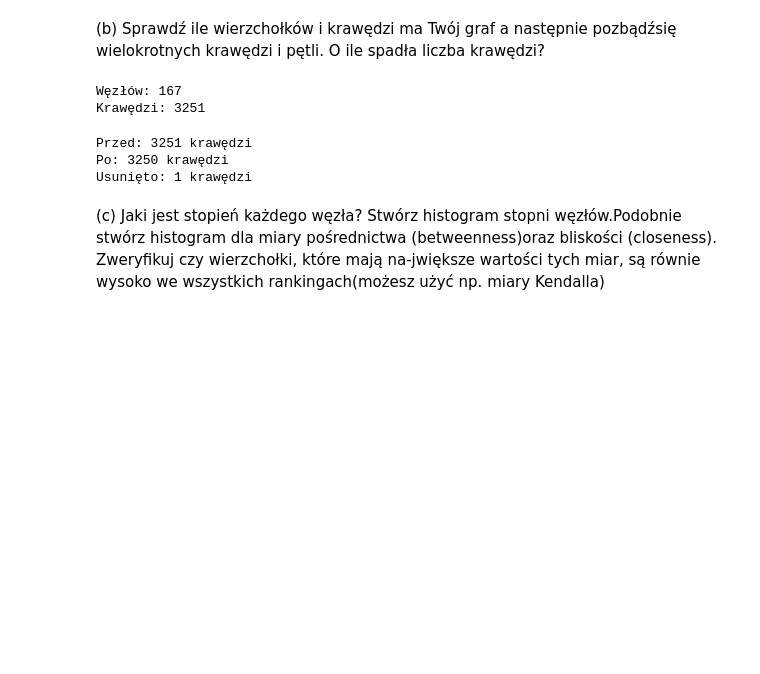
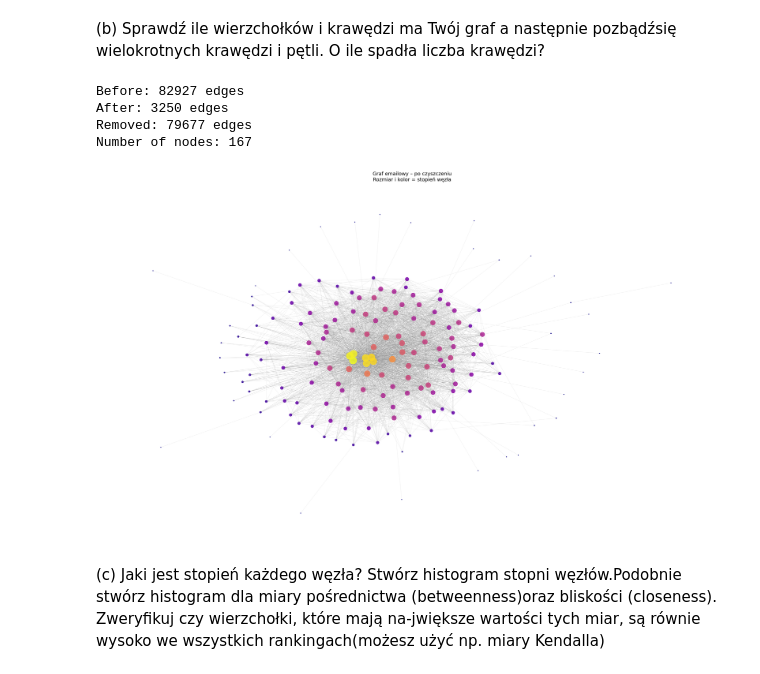
Before and after one commit to mikolaj-olesinski/Complex-Networks-PWR, a Jupyter notebook: lista1/lista1.ipynb, the cells around one changed output. Saved outputs shown, nothing was run; the diff lists cells and outputs as text; code cells hidden in the pictures; blank space fills up the shorter version.

```diff
--- a/lista1/lista1.ipynb
+++ b/lista1/lista1.ipynb
@@ -265,6 +352,9 @@ df_mail = pd.read_csv(
 
 print(df_mail.head())
 print(df_mail.shape)
+
+G_multi = nx.MultiGraph()
+G_multi = nx.from_pandas_edgelist(df_mail, source="sender", target="receiver", create_using=nx.MultiGraph())
 # %% [output]
    sender  receiver
 0       1         2
@@ -275,33 +365,57 @@ print(df_mail.shape)
 (82927, 2)
 # %% [markdown]
 (b) Sprawdź ile wierzchołków i krawędzi ma Twój graf a następnie pozbądźsię wielokrotnych krawędzi i pętli. O ile spadła liczba krawędzi?
-# %%
-G_real = nx.from_pandas_edgelist(
-    df_mail,
-    source="sender",
-    target="receiver",
-    create_using=nx.Graph()
-)
-
-print(f"Węzłów: {G_real.number_of_nodes()}")
-print(f"Krawędzi: {G_real.number_of_edges()}")
-# %% [output]
-Węzłów: 167
-Krawędzi: 3251
 # %%
-edges_before = G_real.number_of_edges()
+edges_before = G_multi.number_of_edges()
+nodes_before = G_multi.number_of_nodes()
 
-G_real.remove_edges_from(nx.selfloop_edges(G_real))
+G_multi.remove_edges_from(nx.selfloop_edges(G_multi))
+G_real = nx.Graph(G_multi)
 
 edges_after = G_real.number_of_edges()
+nodes_after = G_real.number_of_nodes()
 
-print(f"Przed: {edges_before} krawędzi")
-print(f"Po: {edges_after} krawędzi")
-print(f"Usunięto: {edges_before - edges_after} krawędzi")
+print(f"Before: {edges_before} edges")
+print(f"After: {edges_after} edges")
+print(f"Removed: {edges_before - edges_after} edges")
+print(f"Number of nodes: {nodes_after}")
 # %% [output]
-Przed: 3251 krawędzi
-Po: 3250 krawędzi
-Usunięto: 1 krawędzi
+Before: 82927 edges
+After: 3250 edges
+Removed: 79677 edges
+Number of nodes: 167
+# %%
+degrees_real = dict(G_real.degree())
+
+node_sizes_real = [degrees_real[n] * 3 for n in G_real.nodes()]
+node_colors_real = [degrees_real[n] for n in G_real.nodes()]
+
+plt.figure(figsize=(25, 15))
+pos_real = nx.kamada_kawai_layout(G_real)
+
+nodes_real = nx.draw_networkx_nodes(
+    G_real,
+    pos=pos_real,
+    node_size=node_sizes_real,
+    node_color=node_colors_real,
+    cmap=plt.cm.plasma,
+    alpha=0.85
+)
+
+nx.draw_networkx_edges(
+    G_real,
+    pos=pos_real,
+    edge_color="gray",
+    alpha=0.2,
+    width=0.5
+)
+
+plt.title("Graf emailowy – po czyszczeniu\nRozmiar i kolor = stopień węzła", fontsize=14)
+plt.axis("off")
+plt.tight_layout()
+plt.show()
+# %% [output]
+[figure, added]
 # %% [markdown]
 (c) Jaki jest stopień każdego węzła? Stwórz histogram stopni węzłów.Podobnie stwórz histogram dla miary pośrednictwa (betweenness)oraz bliskości (closeness). Zweryfikuj czy wierzchołki, które mają na-jwiększe wartości tych miar, są równie wysoko we wszystkich rankingach(możesz użyć np. miary Kendalla)
 # %%
```
Also changed, not shown: parts of 28 cells of this notebook, 5 other files.
